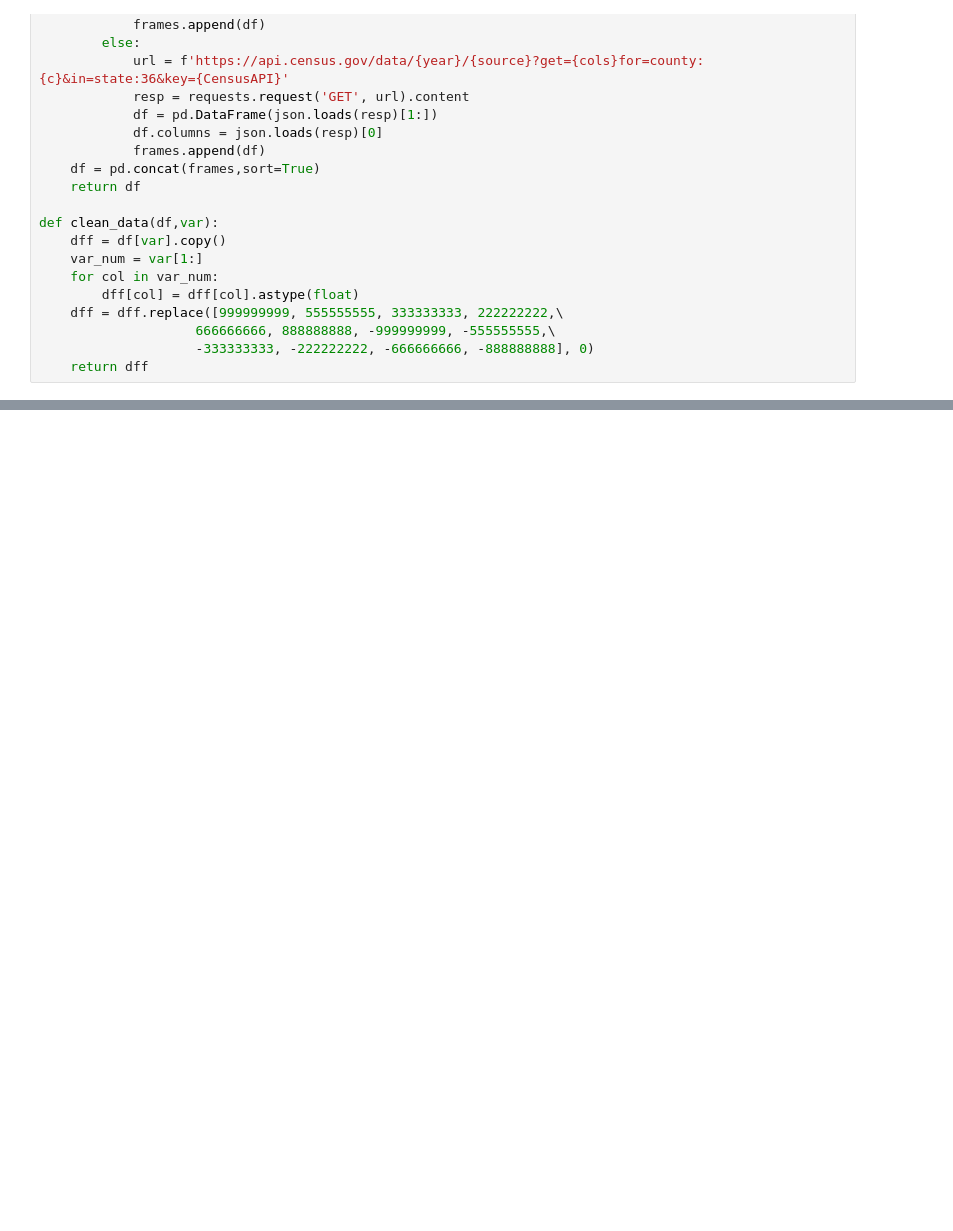
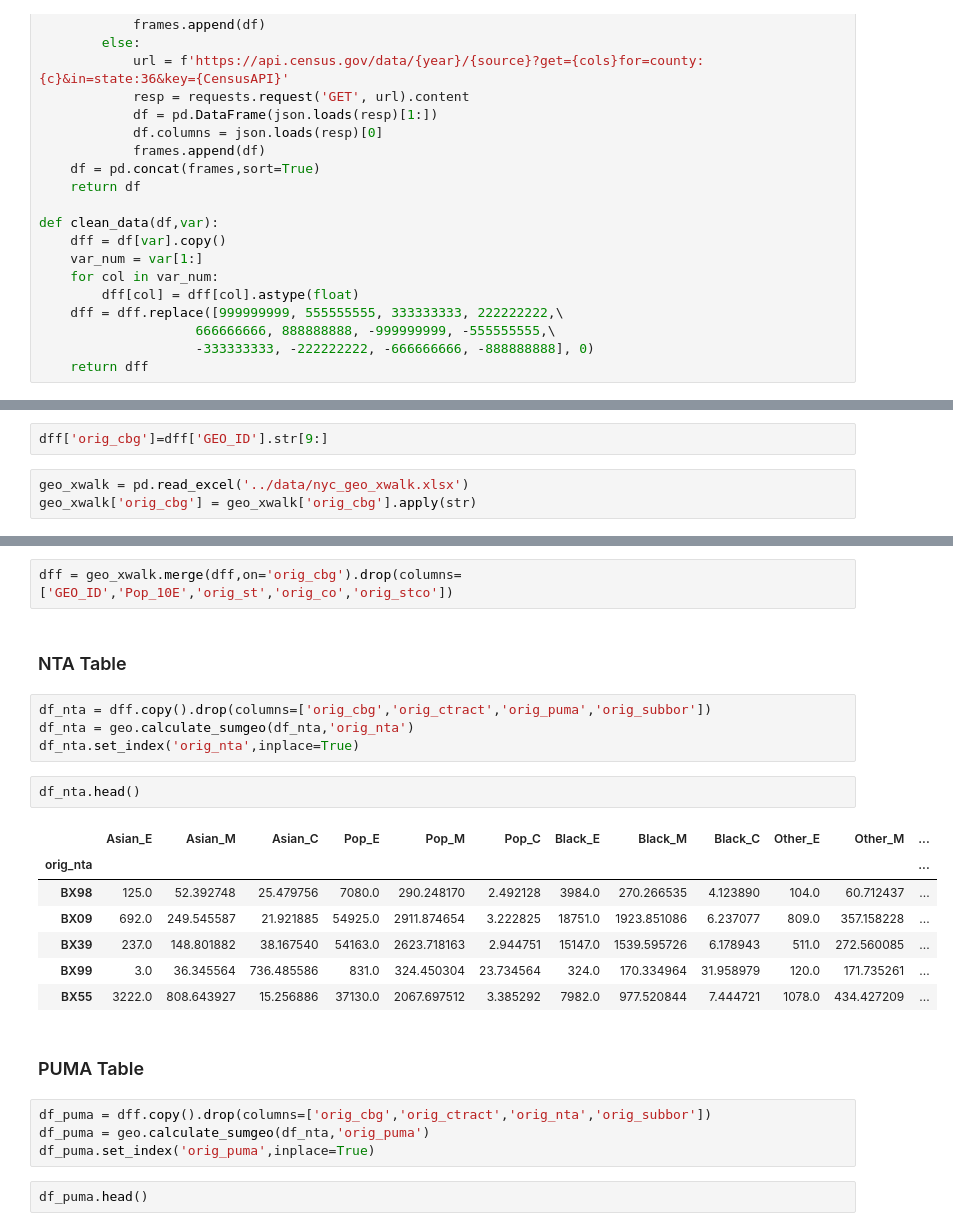
Before and after one commit to stevennac3/rp-covid-migration, a Jupyter notebook: notebooks/Get ACS Pop.ipynb, the cells around one changed output, grey strips where cells are left out. Saved outputs shown, nothing was run; the diff lists cells and outputs as text; blank space fills up the shorter version.

```diff
--- a/notebooks/Get ACS Pop.ipynb
+++ b/notebooks/Get ACS Pop.ipynb
@@ -95,0 +135,5 @@ df_cbg.head(20)
+# %%
+dff['orig_cbg']=dff['GEO_ID'].str[9:]
+# %%
+geo_xwalk = pd.read_excel('../data/nyc_geo_xwalk.xlsx')
+geo_xwalk['orig_cbg'] = geo_xwalk['orig_cbg'].apply(str)
@@ -95,0 +149,26 @@ df_cbg.head(20)
+# %%
+dff = geo_xwalk.merge(dff,on='orig_cbg').drop(columns=['GEO_ID','Pop_10E','orig_st','orig_co','orig_stco'])
+# %% [markdown]
+### NTA Table
+# %%
+df_nta = dff.copy().drop(columns=['orig_cbg','orig_ctract','orig_puma','orig_subbor'])
+df_nta = geo.calculate_sumgeo(df_nta,'orig_nta')
+df_nta.set_index('orig_nta',inplace=True)
+# %%
+df_nta.head()
+# %% [output]
+|  | Asian_E | Asian_M | Asian_C | Pop_E | Pop_M | Pop_C | Black_E | Black_M | Black_C | Other_E | Other_M | ... |
+| orig_nta |  |  |  |  |  |  |  |  |  |  |  | ... |
+| BX98 | 125.0 | 52.392748 | 25.479756 | 7080.0 | 290.248170 | 2.492128 | 3984.0 | 270.266535 | 4.123890 | 104.0 | 60.712437 | ... |
+| BX09 | 692.0 | 249.545587 | 21.921885 | 54925.0 | 2911.874654 | 3.222825 | 18751.0 | 1923.851086 | 6.237077 | 809.0 | 357.158228 | ... |
+| BX39 | 237.0 | 148.801882 | 38.167540 | 54163.0 | 2623.718163 | 2.944751 | 15147.0 | 1539.595726 | 6.178943 | 511.0 | 272.560085 | ... |
+| BX99 | 3.0 | 36.345564 | 736.485586 | 831.0 | 324.450304 | 23.734564 | 324.0 | 170.334964 | 31.958979 | 120.0 | 171.735261 | ... |
+| BX55 | 3222.0 | 808.643927 | 15.256886 | 37130.0 | 2067.697512 | 3.385292 | 7982.0 | 977.520844 | 7.444721 | 1078.0 | 434.427209 | ... |
+# %% [markdown]
+### PUMA Table
+# %%
+df_puma = dff.copy().drop(columns=['orig_cbg','orig_ctract','orig_nta','orig_subbor'])
+df_puma = geo.calculate_sumgeo(df_nta,'orig_puma')
+df_puma.set_index('orig_puma',inplace=True)
+# %%
+df_puma.head()
```
Also changed, not shown: parts of 13 cells of this notebook, 2 other files.
